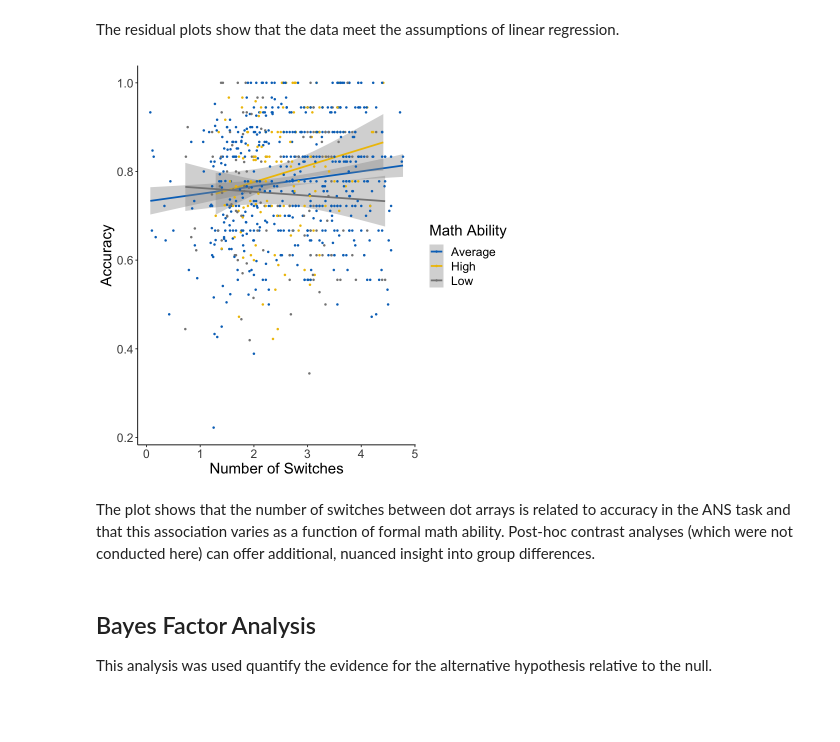
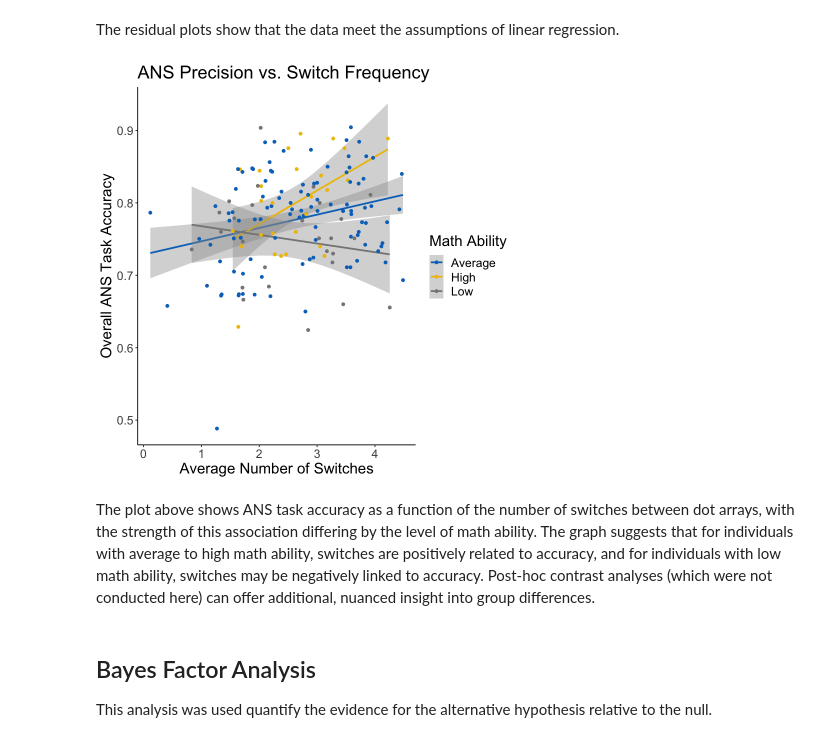
Before and after one commit to s-duong/Duong_DSPN_S20, a Jupyter notebook: Duong_DSPN_S20_FinalProject.ipynb, the cells around one changed output. Cells and saved outputs as stored; diff of their text form; code cells hidden in the pictures; blank space fills up the shorter version.

```diff
--- a/Duong_DSPN_S20_FinalProject.ipynb
+++ b/Duong_DSPN_S20_FinalProject.ipynb
@@ -151,22 +151,26 @@ The residual plots show that the data meet the assumptions of linear regression.
 # %%
 par(mfrow=c(1,1))
 
+#store subject-level data in a new dataframe for plotting
+d2 <- d%>%group_by(ID)%>%summarise(ans_acc=mean(ans_acc),
+                                 ans_rt=mean(ans_rt),
+                                 ans_switch=mean(ans_switch),
+                                 applied_problems=mean(applied_problems))
+
 #create factor variables to visualize interaction
-d <- d%>%mutate(ap_group = ifelse(applied_problems > mean(applied_problems) + sd(applied_problems), "High",
-                                  ifelse(applied_problems < mean(applied_problems) + sd(applied_problems) & applied_problems > mean(applied_problems) - sd(applied_problems),
-                                                 "Average", "Low")))
+d2 <- d2%>%mutate(ap_group = ifelse(applied_problems > mean(applied_problems) + sd(applied_problems), "High", ifelse(applied_problems < mean(applied_problems) + sd(applied_problems) & applied_problems > mean(applied_problems) - sd(applied_problems), "Average", "Low")))
 
 library(ggplot2);
 library(ggsci);
 theme_set(theme_classic())
-p=ggplot(d,aes(ans_switch, ans_acc, color=ap_group))+
-  geom_smooth(method=lm)+geom_point(size=.75)+
-  labs(x="Number of Switches", y="Accuracy", color="Math Ability")
+p=ggplot(d2,aes(ans_switch, ans_acc, color=ap_group))+
+  geom_smooth(method=lm)+geom_point()+
+  labs(title="ANS Precision vs. Switch Frequency", x="Average Number of Switches", y="Overall ANS Task Accuracy", color="Math Ability")
 p + scale_color_jco() + theme(text = element_text(size = 18))
 # %% [output]
-[figure, old version]
+[figure, new version]
 # %% [markdown]
-The plot shows that the number of switches between dot arrays is related to accuracy in the ANS task and that this association varies as a function of formal math ability. Post-hoc contrast analyses (which were not conducted here) can offer additional, nuanced insight into group differences.
+The plot above shows ANS task accuracy as a function of the number of switches between dot arrays, with the strength of this association differing by the level of math ability. The graph suggests that for individuals with average to high math ability, switches are positively related to accuracy, and for individuals with low math ability, switches may be negatively linked to accuracy. Post-hoc contrast analyses (which were not conducted here) can offer additional, nuanced insight into group differences.
 # %% [markdown]
 ## Bayes Factor Analysis
 
```
Also changed, not shown: parts of 16 cells of this notebook.
